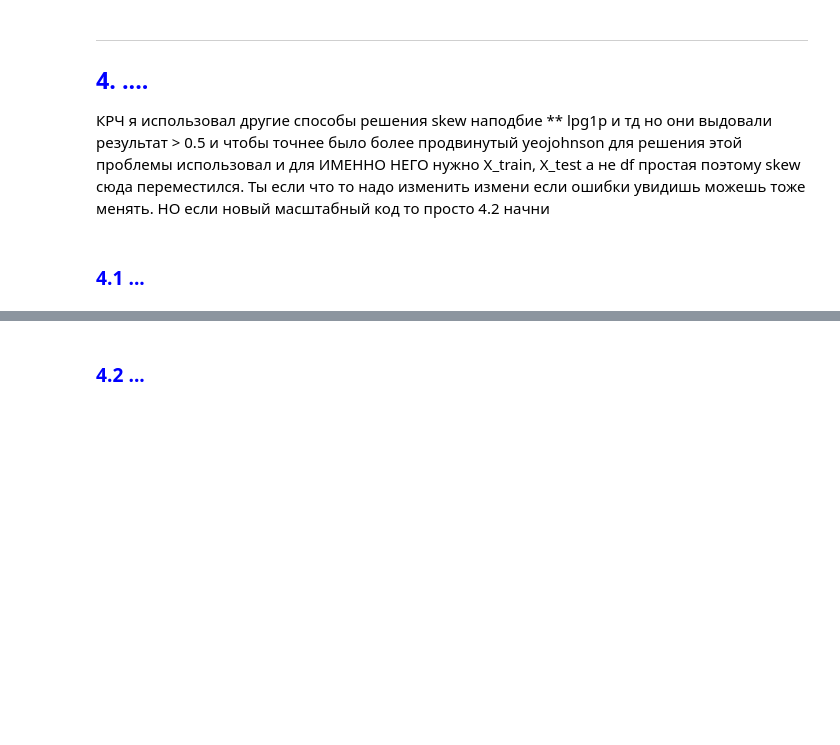
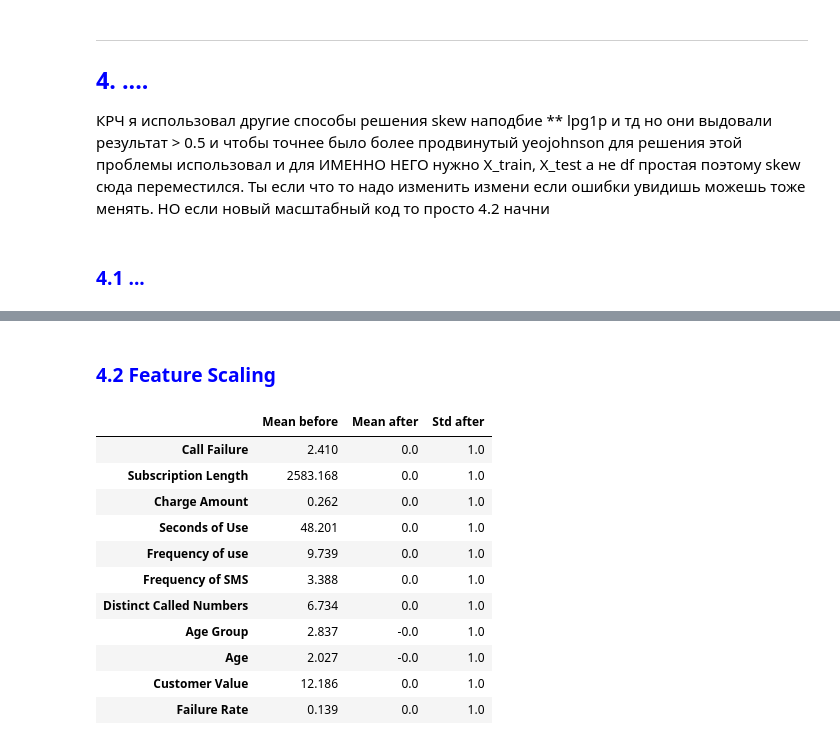
Before and after one commit to ntairuly/FinalProject_by_59ChurnGuard, a Jupyter notebook: Main.ipynb, the cells around one changed output, grey strips where cells are left out. Drawn from its saved outputs; the diff is of its cells as text; code cells hidden in the pictures; blank space fills up the shorter version.

```diff
--- a/Main.ipynb
+++ b/Main.ipynb
@@ -794,2 +801,29 @@ display(df_skew.head())
 # %% [markdown]
-<h3 style="color:blue">4.2 ...</h3>
+<h3 style="color:blue">4.2 Feature Scaling</h3>
+# %%
+binary_cols = ["Complains", "Tariff Plan", "Status", "High Failure"]
+scale_cols = X_train.columns.drop(binary_cols)
+X_train_scaled = X_train.copy()
+X_test_scaled = X_test.copy()
+
+scaler = StandardScaler()
+scaler.fit(X_train[scale_cols])
+X_train_scaled[scale_cols] = scaler.transform(X_train[scale_cols])
+X_test_scaled[scale_cols] = scaler.transform(X_test[scale_cols])
+
+scaling_check = pd.DataFrame({"Mean before": X_train[scale_cols].mean(), "Mean after": X_train_scaled[scale_cols].mean(),
+                              "Std after": X_train_scaled[scale_cols].std(ddof=0)})
+display(scaling_check.round(3))
+# %% [output]
+|  | Mean before | Mean after | Std after |
+| Call Failure | 2.410 | 0.0 | 1.0 |
+| Subscription Length | 2583.168 | 0.0 | 1.0 |
+| Charge Amount | 0.262 | 0.0 | 1.0 |
+| Seconds of Use | 48.201 | 0.0 | 1.0 |
+| Frequency of use | 9.739 | 0.0 | 1.0 |
+| Frequency of SMS | 3.388 | 0.0 | 1.0 |
+| Distinct Called Numbers | 6.734 | 0.0 | 1.0 |
+| Age Group | 2.837 | -0.0 | 1.0 |
+| Age | 2.027 | -0.0 | 1.0 |
+| Customer Value | 12.186 | 0.0 | 1.0 |
+| Failure Rate | 0.139 | 0.0 | 1.0 |
```
Also changed, not shown: parts of 8 cells of this notebook.
